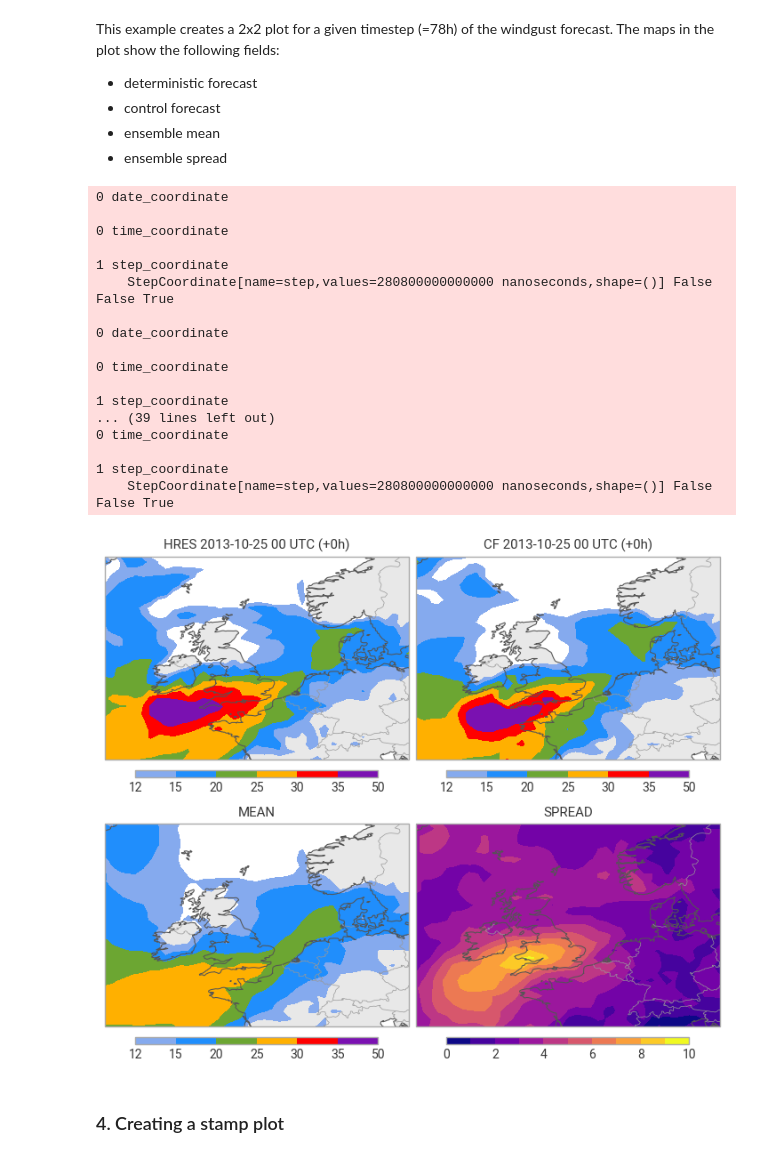
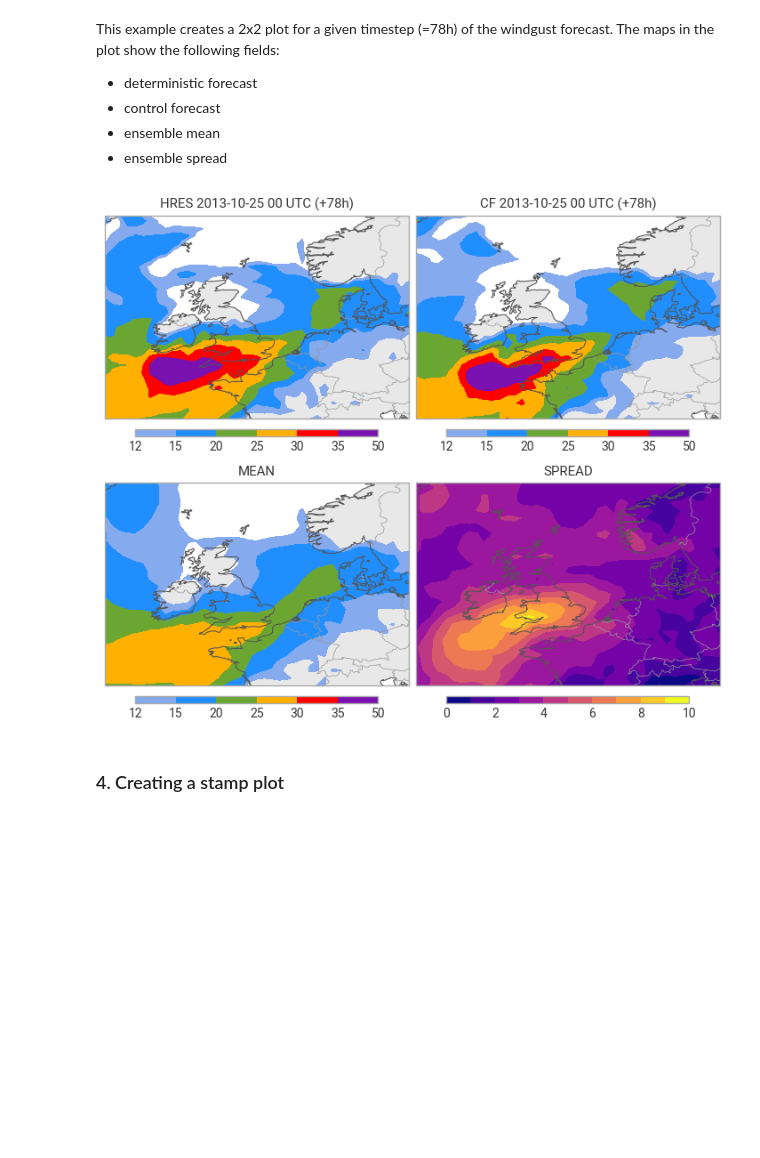
Before and after one commit to ecmwf/earthkit, a Jupyter notebook: docs/tutorials/ensemble.ipynb, the cells around one changed output. Drawn from its saved outputs; the diff is of its cells as text; code cells hidden in the pictures; blank space fills up the shorter version.

```diff
--- a/docs/tutorials/ensemble.ipynb
+++ b/docs/tutorials/ensemble.ipynb
@@ -79,7 +79,7 @@ Some of the exercises will require the ensemble mean and spread of the windgust.
 # %%
 # select windgust fields and convert them to Xarray
 fl_fg = fl_en.sel({"parameter.variable": "10fg3"})
-fg = fl_fg.to_xarray()
+fg = fl_fg.to_xarray(ensure_dims="forecast_reference_time")
 
 fg
 # %% [output]
@@ -134,53 +136,36 @@ spread_style = ekp.styles.Style(colors="plasma")
 
 # the hres forecast, GRIB
 subplot = figure.add_map(0, 0)
 subplot.contourf(fl_fc.sel({"parameter.variable": "10fg3", "time.step": step}), style=gust_style)
-subplot.title("HRES {time:%Y-%m-%d %H} UTC (+{lead_time}h)")
+subplot.title("HRES {base_time:%Y-%m-%d %H} UTC (+{lead_time}h)")
 subplot.legend(label="")
 
 # the control forecast, GRIB
 subplot = figure.add_map(0, 1)
 subplot.contourf(fl_fg.sel({"metadata.marsType": "cf", "time.step": step}), style=gust_style)
-subplot.title("CF {time:%Y-%m-%d %H} UTC (+{lead_time}h)")
+subplot.title("CF {base_time:%Y-%m-%d %H} UTC (+{lead_time}h)")
 subplot.legend(label="")
 
 # the ensemble mean, Xarray
 subplot = figure.add_map(1, 0)
 subplot.contourf(fg_mean.sel(step=step),  style=gust_style)
 subplot.title("MEAN")
 subplot.legend(label="")
 
 
 # the ensemble spread, Xarray
 subplot = figure.add_map(1, 1)
 subplot.contourf(fg_spread.sel(step=step), style=spread_style)
 subplot.title("SPREAD")
 subplot.legend(label="")
 
 figure.land()
 figure.coastlines()
 figure.borders()
 
 figure.show()
 # %% [output]
-0 date_coordinate
-
-0 time_coordinate
-
-1 step_coordinate
-    StepCoordinate[name=step,values=280800000000000 nanoseconds,shape=()] False False True
-
-0 date_coordinate
-
-0 time_coordinate
-
-1 step_coordinate
-... (39 lines left out)
-0 time_coordinate
-
-1 step_coordinate
-    StepCoordinate[name=step,values=280800000000000 nanoseconds,shape=()] False False True
-[figure, old version]
+[figure, new version]
 # %% [markdown]
 ### 4. Creating a stamp plot
 # %% [markdown]
```
Also changed, not shown: parts of 6 cells of this notebook, 1 other file.
